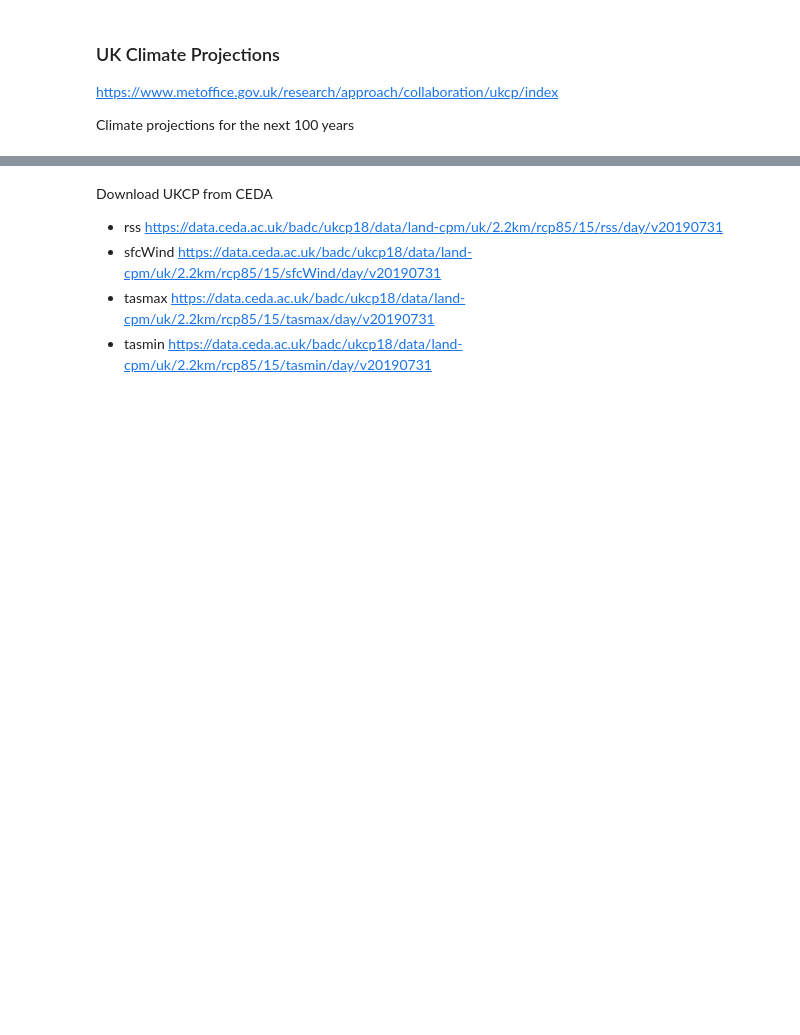
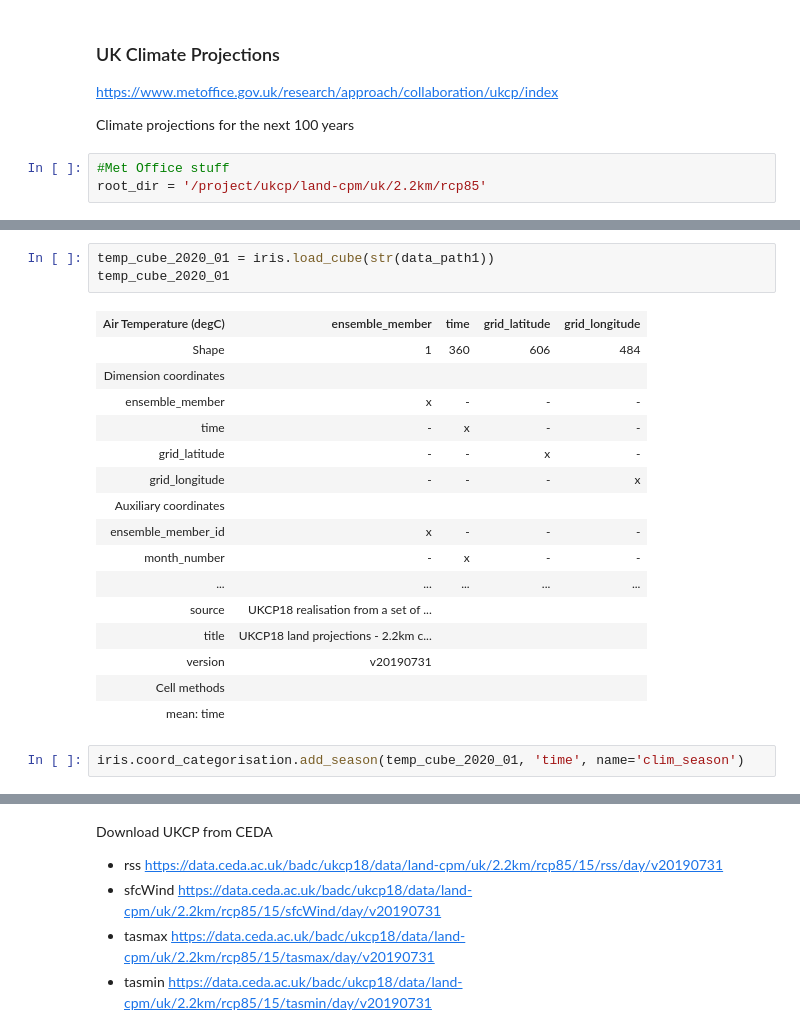
Before and after one commit to informatics-lab/UsingClimateData, a Jupyter notebook: 01_introduction_to_climate_change.ipynb, the cells around one changed output, grey strips where cells are left out. Saved outputs shown, nothing was run; the diff lists cells and outputs as text; blank space fills up the shorter version.

```diff
--- a/01_introduction_to_climate_change.ipynb
+++ b/01_introduction_to_climate_change.ipynb
@@ -46,3 +58,6 @@ How to access CMIP6 data through AWS and intake
 https://www.metoffice.gov.uk/research/approach/collaboration/ukcp/index
 
 Climate projections for the next 100 years
+# %%
+#Met Office stuff
+root_dir = '/project/ukcp/land-cpm/uk/2.2km/rcp85'
@@ -48,0 +87,22 @@ Climate projections for the next 100 years
+# %%
+temp_cube_2020_01 = iris.load_cube(str(data_path1))
+temp_cube_2020_01
+# %% [output]
+| Air Temperature (degC) | ensemble_member | time | grid_latitude | grid_longitude |
+| Shape | 1 | 360 | 606 | 484 |
+| Dimension coordinates |  |  |  |  |
+| ensemble_member | x | - | - | - |
+| time | - | x | - | - |
+| grid_latitude | - | - | x | - |
+| grid_longitude | - | - | - | x |
+| Auxiliary coordinates |  |  |  |  |
+| ensemble_member_id | x | - | - | - |
+| month_number | - | x | - | - |
+| ... | ... | ... | ... | ... |
+| source | UKCP18 realisation from a set of ... |  |  |  |
+| title | UKCP18 land projections - 2.2km c... |  |  |  |
+| version | v20190731 |  |  |  |
+| Cell methods |  |  |  |  |
+| mean: time |  |  |  |  |
+# %%
+iris.coord_categorisation.add_season(temp_cube_2020_01, 'time', name='clim_season')
```
Also changed, not shown: parts of 10 cells of this notebook.
